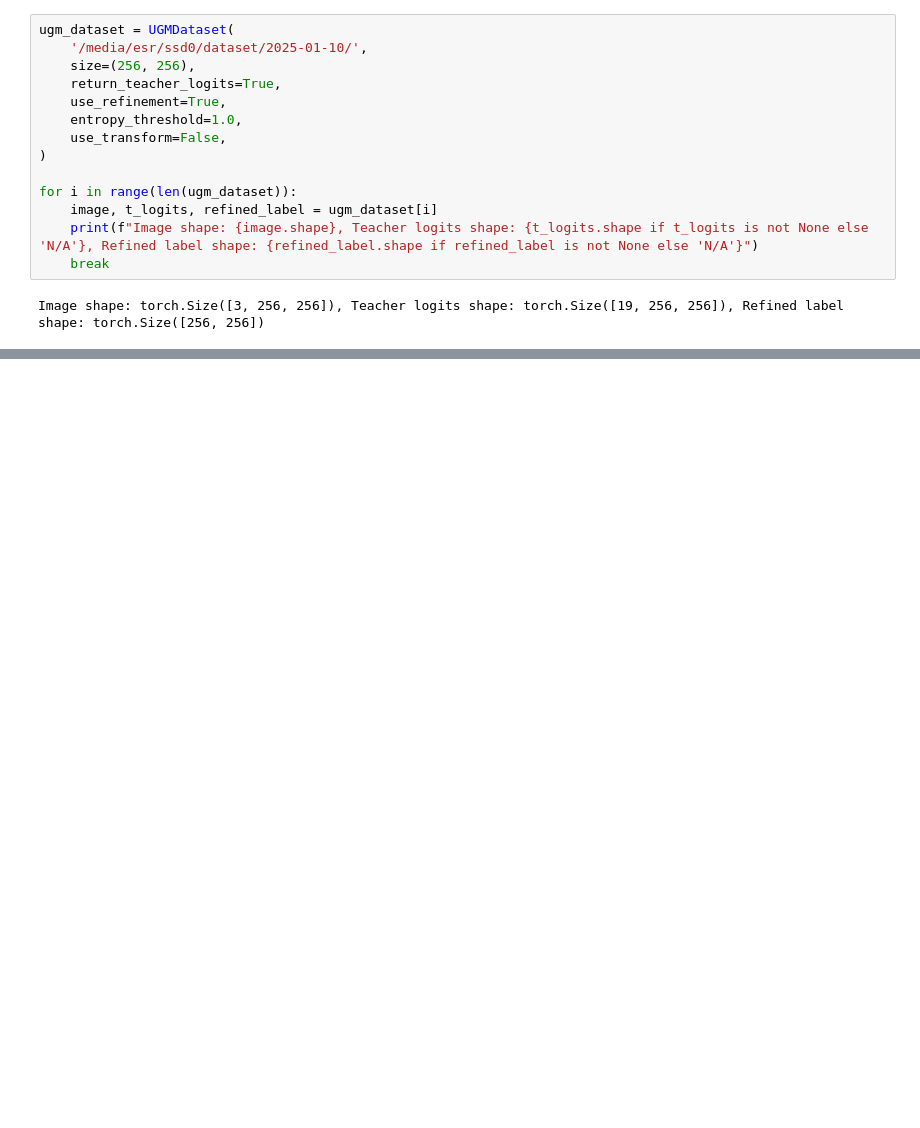
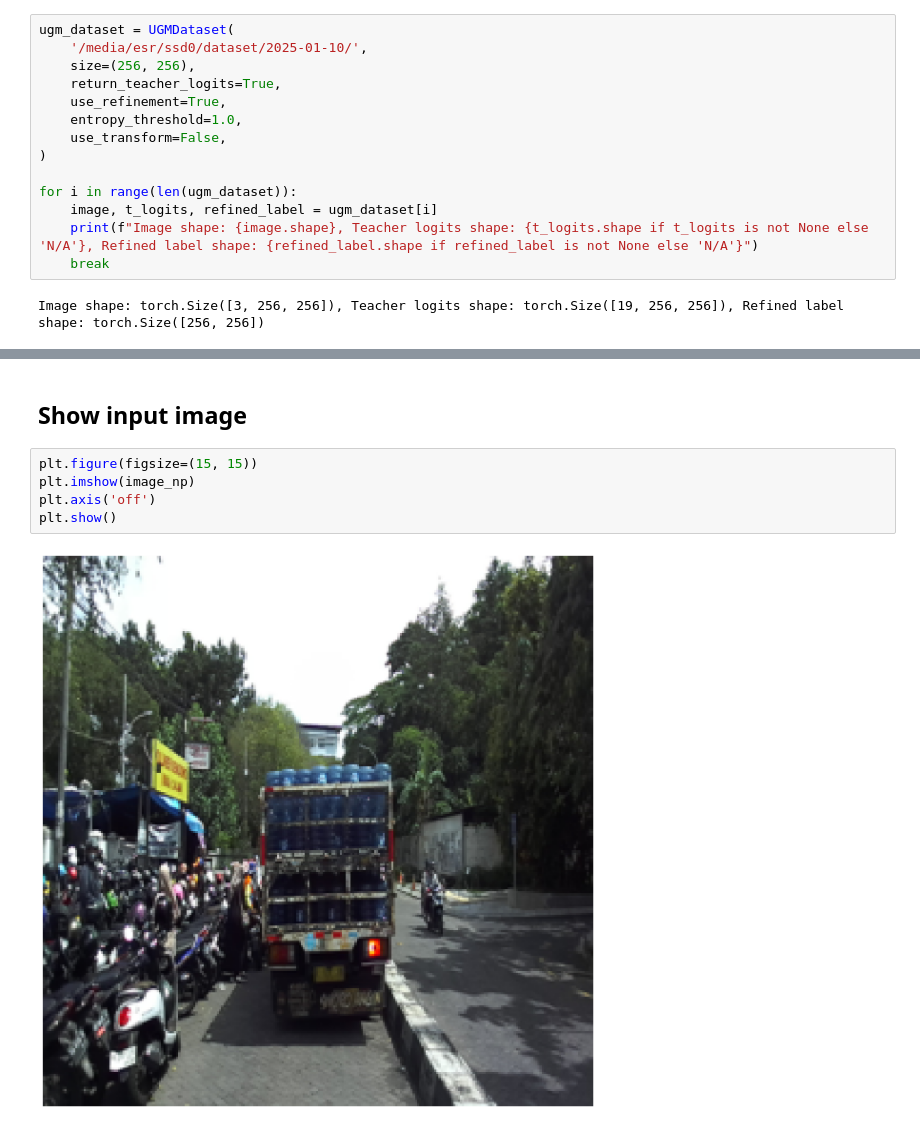
Before and after one commit to NovelioPI/distilled-self-learning-segmentation, a Jupyter notebook: visualize.ipynb, the cells around one changed output, grey strips where cells are left out. Saved outputs shown, nothing was run; the diff lists cells and outputs as text; blank space fills up the shorter version.

```diff
--- a/visualize.ipynb
+++ b/visualize.ipynb
@@ -50,0 +68,9 @@ plt.show()
+# %% [markdown]
+## Show input image
+# %%
+plt.figure(figsize=(15, 15))
+plt.imshow(image_np)
+plt.axis('off')
+plt.show()
+# %% [output]
+[figure, added]
```
Also changed, not shown: parts of 23 cells of this notebook, 17 other files.
